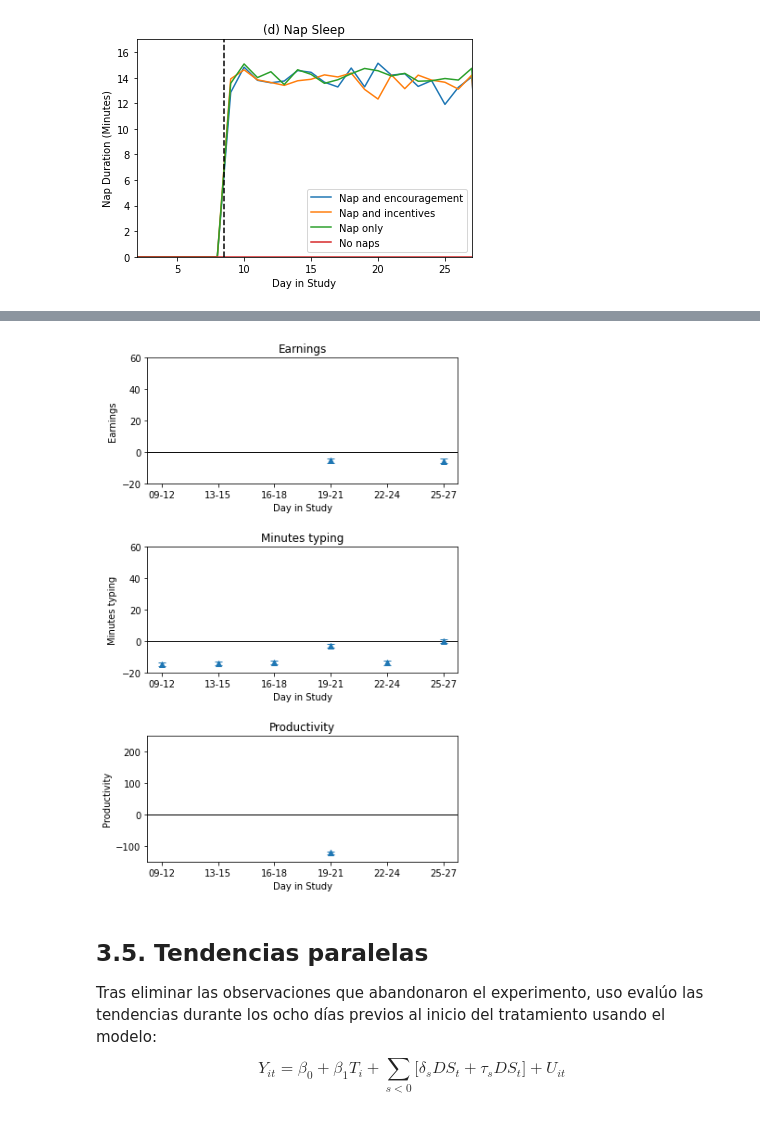
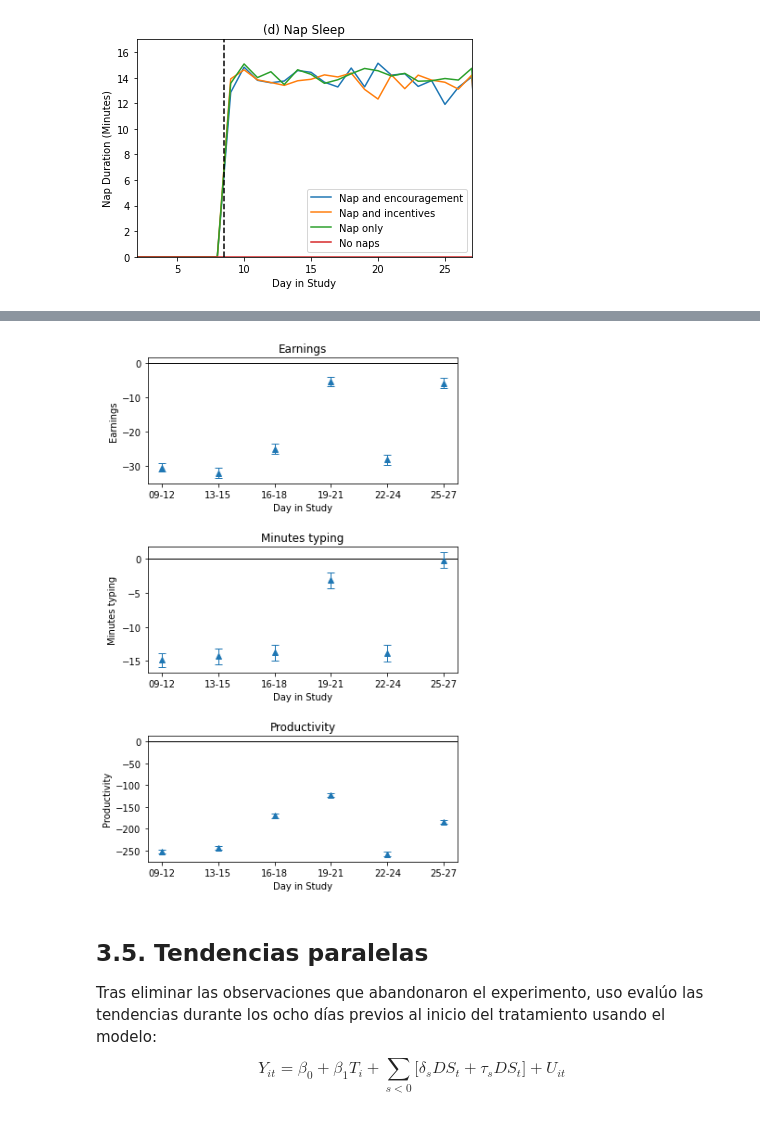
Before and after one commit to ArturoSbr/EmtrAp-hw01, a Jupyter notebook: cod/main.ipynb, the cells around one changed output, grey strips where cells are left out. Saved outputs shown, nothing was run; the diff lists cells and outputs as text; code cells hidden in the pictures.

```diff
--- a/cod/main.ipynb
+++ b/cod/main.ipynb
@@ -813,6 +815,9 @@ d3['groupDay'] = np.where(
     )
 )
 
+# Declarar variables promedio en baseline
+
+
 # Convertir typing_time_hr a mins
 d3['typing_time_mins'] = d3['typing_time_hr'] * 60
 
@@ -825,43 +830,45 @@ fig, axes = plt.subplots(nrows=3, ncols=1)#, sharex=True)
 fig.set_figheight(10)
 fig.subplots_adjust(hspace=.5)
 
-# Titles and y-limits by case
-lims = {'earnings':(-20, 60), 'typing_time_mins':(-20, 60), 'productivity':(-150, 250)}
+# Titles by case
 ttls = {'earnings':'Earnings', 'typing_time_mins':'Minutes typing', 'productivity':'Productivity'}
 
 for i, y in enumerate(['earnings','typing_time_mins','productivity']):
     # Get axis
     ax = axes.flatten()[i]
 
     # To frame
     d = t[y].reset_index()
 
     # Get tau
     d['tau'] = d['mean'] - d.groupby('groupDay')['mean'].shift()
 
     # Get std
     d['s'] = d['std'].div(d['size'])
     d['s'] = np.sqrt(d['s'] + d.groupby('groupDay')['s'].shift())
 
     # Keep second row per group
     d = d.loc[d['T_nap'].eq(1), ['groupDay','tau','s']]
 
     # Plot
     ax.errorbar(
         x=d['groupDay'], y=d['tau'], yerr=d['s'] * 1.96,
         ls='none', marker='^', elinewidth=1, capsize=4
     )
 
     # Plot aesthetics
     ax.axhline(0, color='black', lw=1)
-    ax.set_ylim(lims[y])
     ax.set_xlabel('Day in Study')
     ax.set_ylabel(ttls[y])
     ax.set_title(ttls[y])
 
+    # Save figure
+    if 'google.colab' not in str(get_ipython()):
+        plt.savefig('../fig/f341-Ys.png', dpi=200, bbox_inches='tight')
+
 plt.show()
 # %% [output]
-[figure, old version]
+[figure, new version]
 # %% [markdown]
 ## 3.5. Tendencias paralelas
 
```
Also changed, not shown: parts of 9 cells of this notebook.
